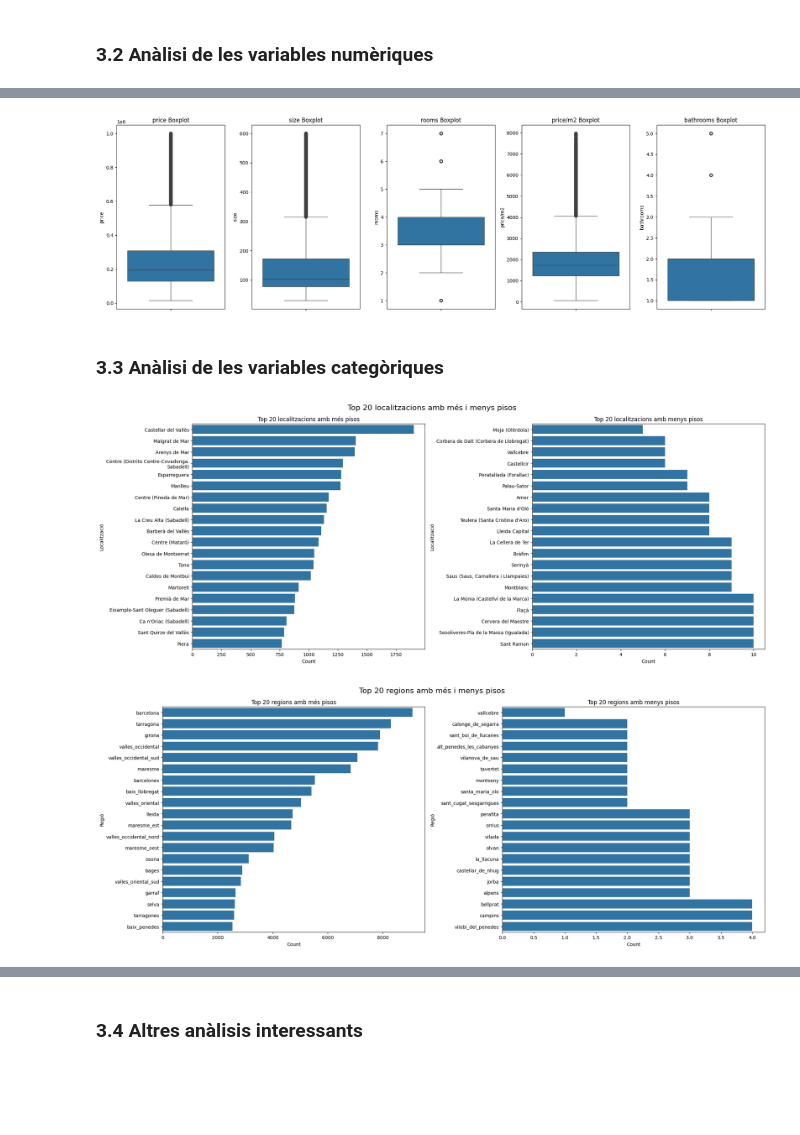
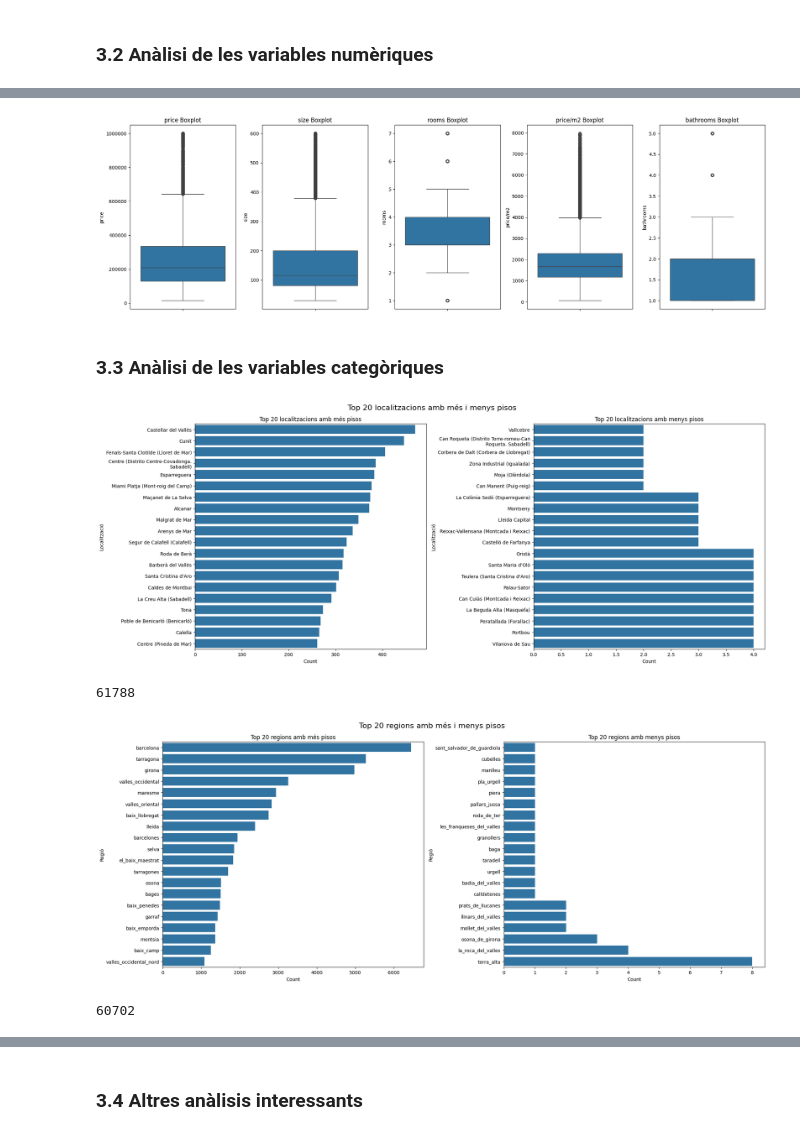
Before and after one commit to pdpau/catalan-realestate-price-prediction, a Jupyter notebook: src/main_prediccio_catalunya.ipynb, the cells around one changed output, grey strips where cells are left out. Saved outputs shown, nothing was run; the diff lists cells and outputs as text; code cells hidden in the pictures; blank space fills up the shorter version.

```diff
--- a/src/main_prediccio_catalunya.ipynb
+++ b/src/main_prediccio_catalunya.ipynb
@@ -82,4 +84,12 @@ df_cat['location'] = df_cat['location'].astype(str)
 df_cat['rooms'] = df_cat['rooms'].astype(int)
 df_cat['bathrooms'] = df_cat['bathrooms'].astype(int)
 df_cat['region'] = df_cat['region'].astype(str)
+# %%
+# Eliminar files duplicades del dataset (si totes les columnes son iguals excepte region)
+df_cat = df_cat.drop_duplicates(subset=['location', 'price', 'size', 'rooms', 'bathrooms', 'type'], keep='first')
+
+# Aquesta neteja es deu a que hem trobat moltes entrades duplicades amb regions diferents
+# %%
+# Ordenar alfabeticament per location
+df_cat = df_cat.sort_values(by='location').reset_index(drop=True)
 # %% [markdown]
@@ -237,12 +247,13 @@ fig, ax = plt.subplots(1, 5, figsize=(20, 6))
 for i, col in enumerate(numeric_cols):
     sns.boxplot(y=col, data=df_cat, ax=ax[i])
     ax[i].set_title(f'{col} Boxplot')
+    ax[i].ticklabel_format(style='plain', axis='y')
     ax[i].set_ylabel(col)
     ax[i].set_xlabel('')
 plt.tight_layout()
 plt.show()
 # %% [output]
-[figure, old version]
+[figure, new version]
 # %% [markdown]
 ### 3.3 Anàlisi de les variables categòriques
 # %%
@@ -264,29 +275,39 @@ ax[1].set_ylabel('Localització')
 ax[1].set_yticklabels([textwrap.fill(label.get_text(), width=40) for label in ax[1].get_yticklabels()])
 plt.tight_layout()
 plt.show()
+
+# Netejem les localitzacions amb menys de 10 entrades
+print(len(df_cat))
+df_cat = df_cat.groupby('location').filter(lambda x: len(x) >= 10)
 # %% [output]
-[figure, old version]
+[figure, new version]
+61788
 # %%
 # Barplot de top 20 regions amb més i menys pisos
 top_20_regions = df_cat['region'].value_counts().head(20)
 bottom_20_regions = df_cat['region'].value_counts().tail(20).sort_values(ascending=True)
 
 fig, ax = plt.subplots(1, 2, figsize=(20, 8))
 fig.suptitle('Top 20 regions amb més i menys pisos', fontsize=16)
 sns.barplot(x=top_20_regions.values, y=top_20_regions.index, ax=ax[0])
 ax[0].set_title('Top 20 regions amb més pisos')
 ax[0].set_xlabel('Count')
 ax[0].set_ylabel('Regió')
 ax[0].set_yticklabels([textwrap.fill(label.get_text(), width=40) for label in ax[0].get_yticklabels()])
 sns.barplot(x=bottom_20_regions.values, y=bottom_20_regions.index, ax=ax[1])
 ax[1].set_title('Top 20 regions amb menys pisos')
 ax[1].set_xlabel('Count')
 ax[1].set_ylabel('Regió')
 ax[1].set_yticklabels([textwrap.fill(label.get_text(), width=40) for label in ax[1].get_yticklabels()])
 plt.tight_layout()
 plt.show()
+
+# Netejem les regions amb menys de 5 entrades
+print(len(df_cat))
+df_cat = df_cat.groupby('region').filter(lambda x: len(x) >= 5)
 # %% [output]
-[figure, old version]
+[figure, new version]
+60702
 # %%
 # Tipus de vivenda
 tipus = df_cat['type'].value_counts()
```
Also changed, not shown: parts of 24 cells of this notebook, 4 other files.
